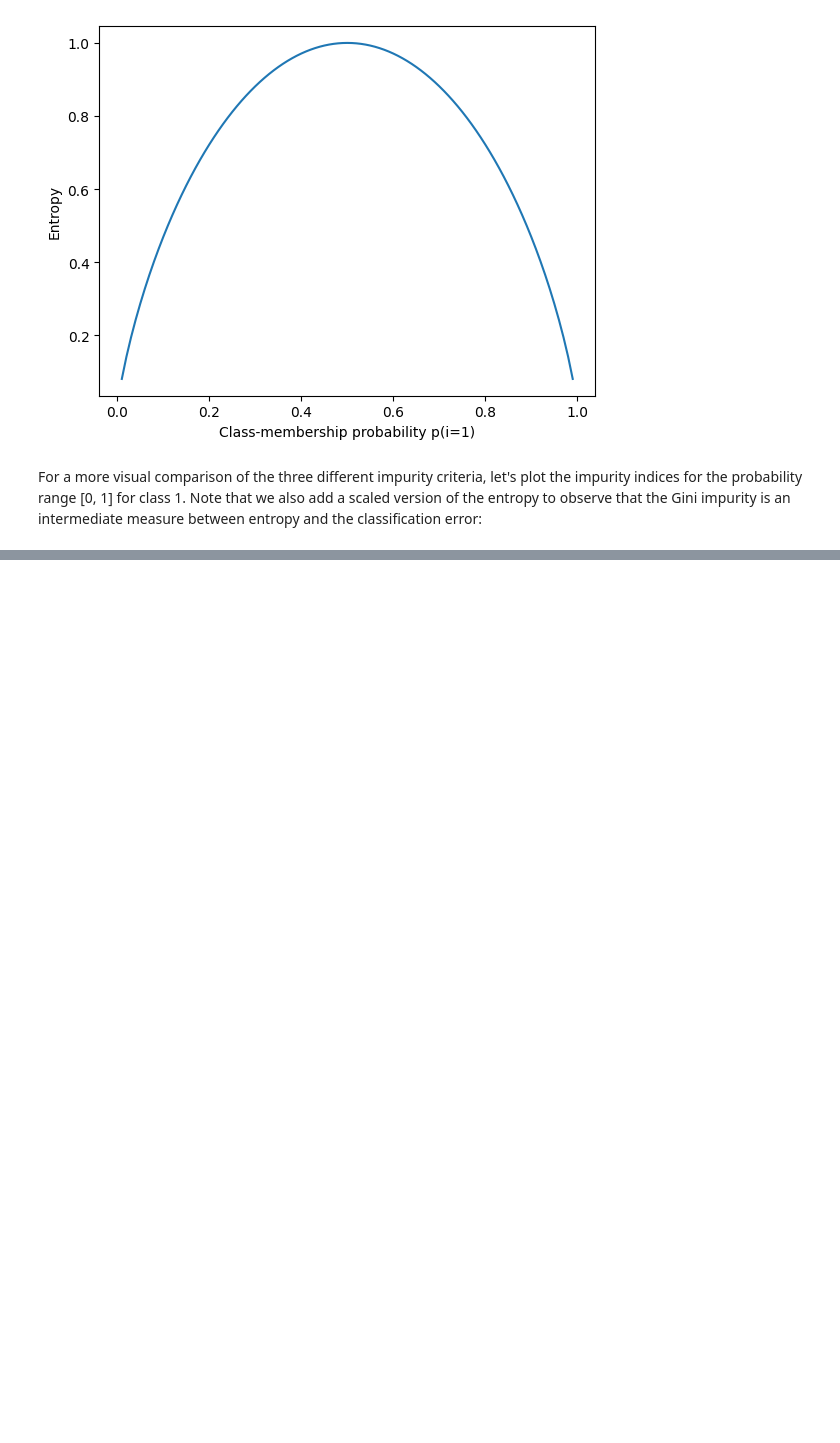
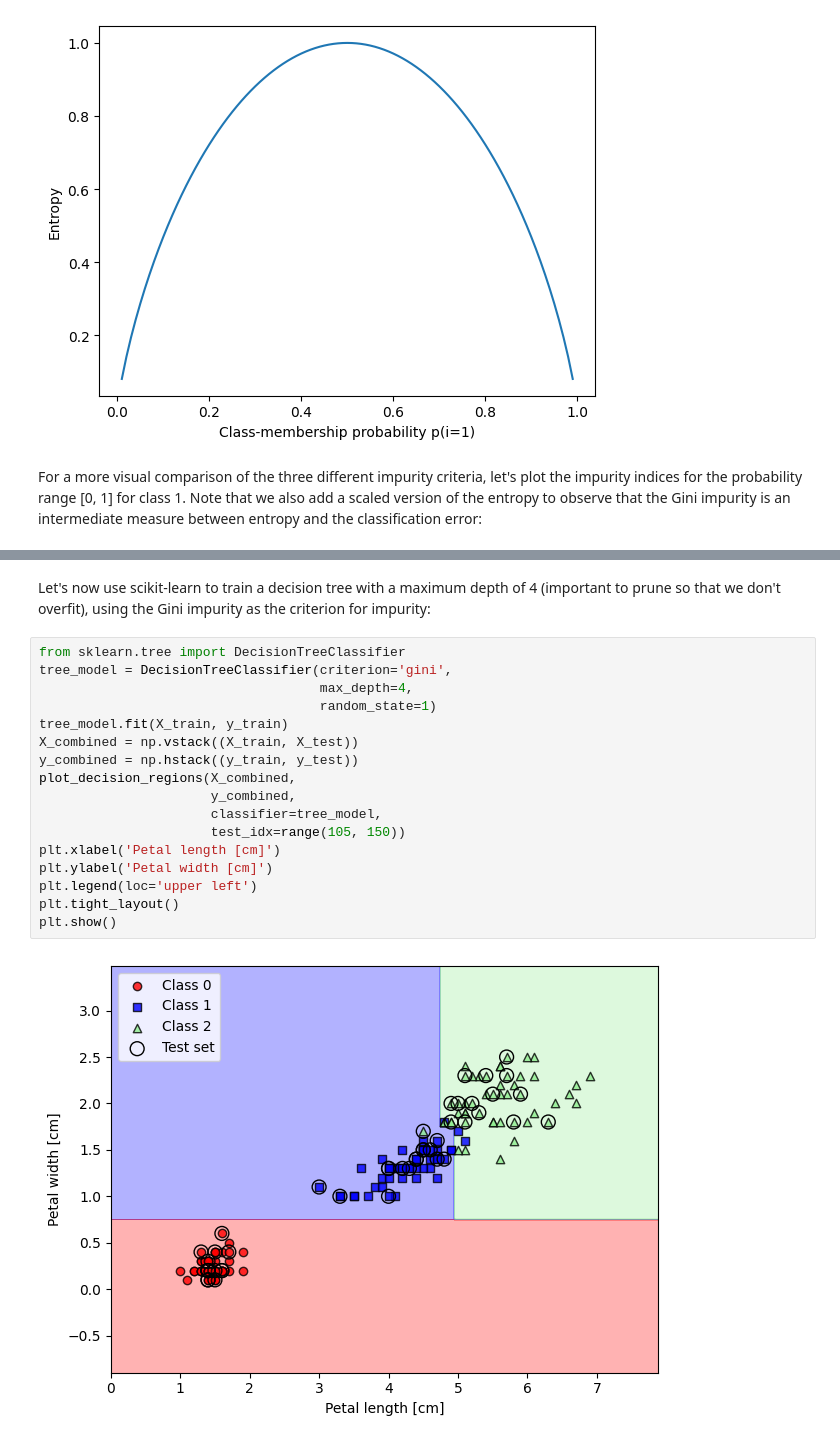
Before and after one commit to kaanoram/ML-Pytorch-SkLearn-Study, a Jupyter notebook: chapters/chapter_03/ch03.ipynb, the cells around one changed output, grey strips where cells are left out. Cells and saved outputs as stored; diff of their text form; blank space fills up the shorter version.

```diff
--- a/chapters/chapter_03/ch03.ipynb
+++ b/chapters/chapter_03/ch03.ipynb
@@ -515,3 +515,24 @@ plt.ylabel('impurity index')
 plt.show()
 # %% [output]
 [figure]
+# %% [markdown]
+Let's now use scikit-learn to train a decision tree with a maximum depth of 4 (important to prune so that we don't overfit), using the Gini impurity as the criterion for impurity:
+# %%
+from sklearn.tree import DecisionTreeClassifier
+tree_model = DecisionTreeClassifier(criterion='gini',
+                                    max_depth=4,
+                                    random_state=1)
+tree_model.fit(X_train, y_train)
+X_combined = np.vstack((X_train, X_test))
+y_combined = np.hstack((y_train, y_test))
+plot_decision_regions(X_combined,
+                      y_combined,
+                      classifier=tree_model,
+                      test_idx=range(105, 150))
+plt.xlabel('Petal length [cm]')
+plt.ylabel('Petal width [cm]')
+plt.legend(loc='upper left')
+plt.tight_layout()
+plt.show()
+# %% [output]
+[figure, added]
```
Also changed, not shown: parts of 10 cells of this notebook.
